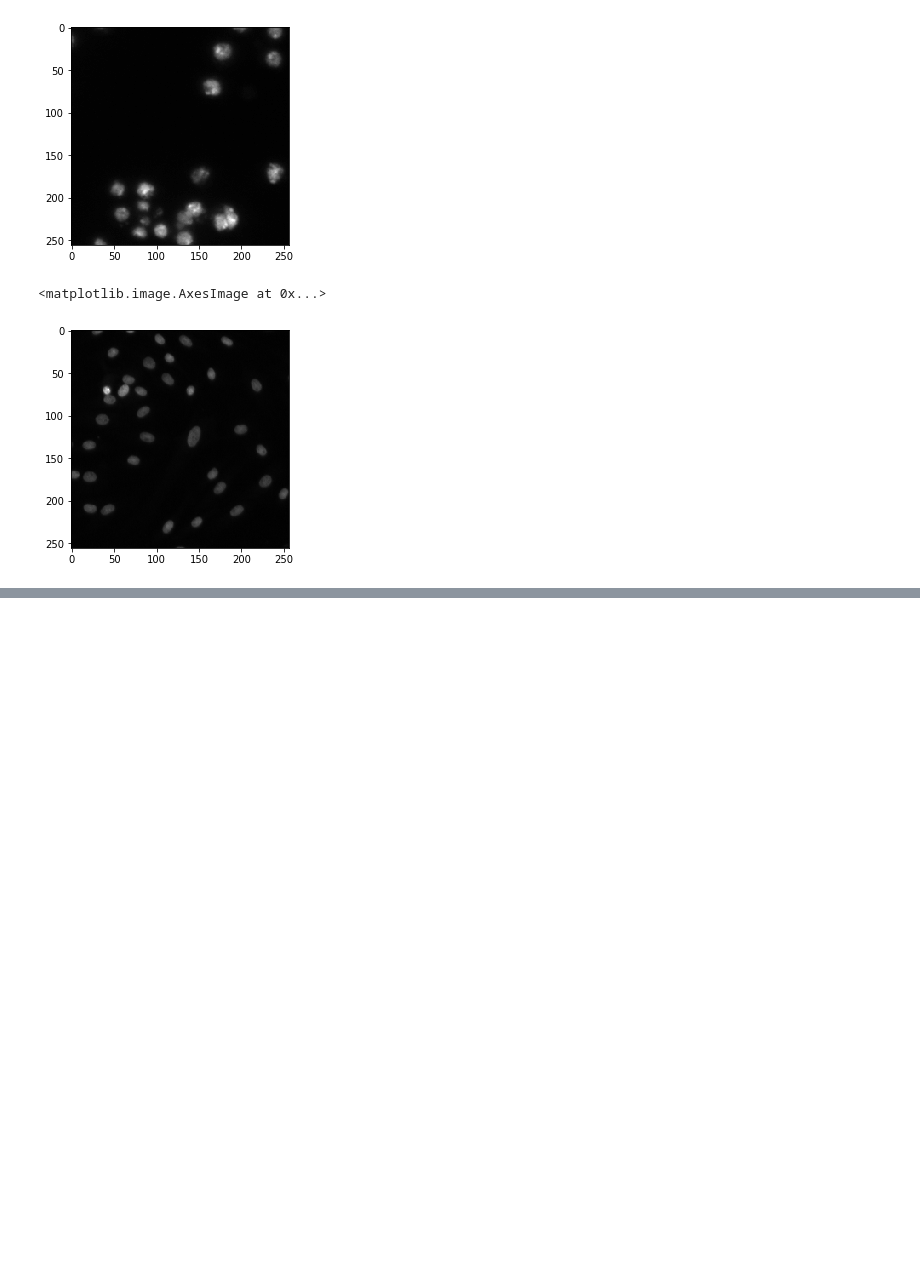
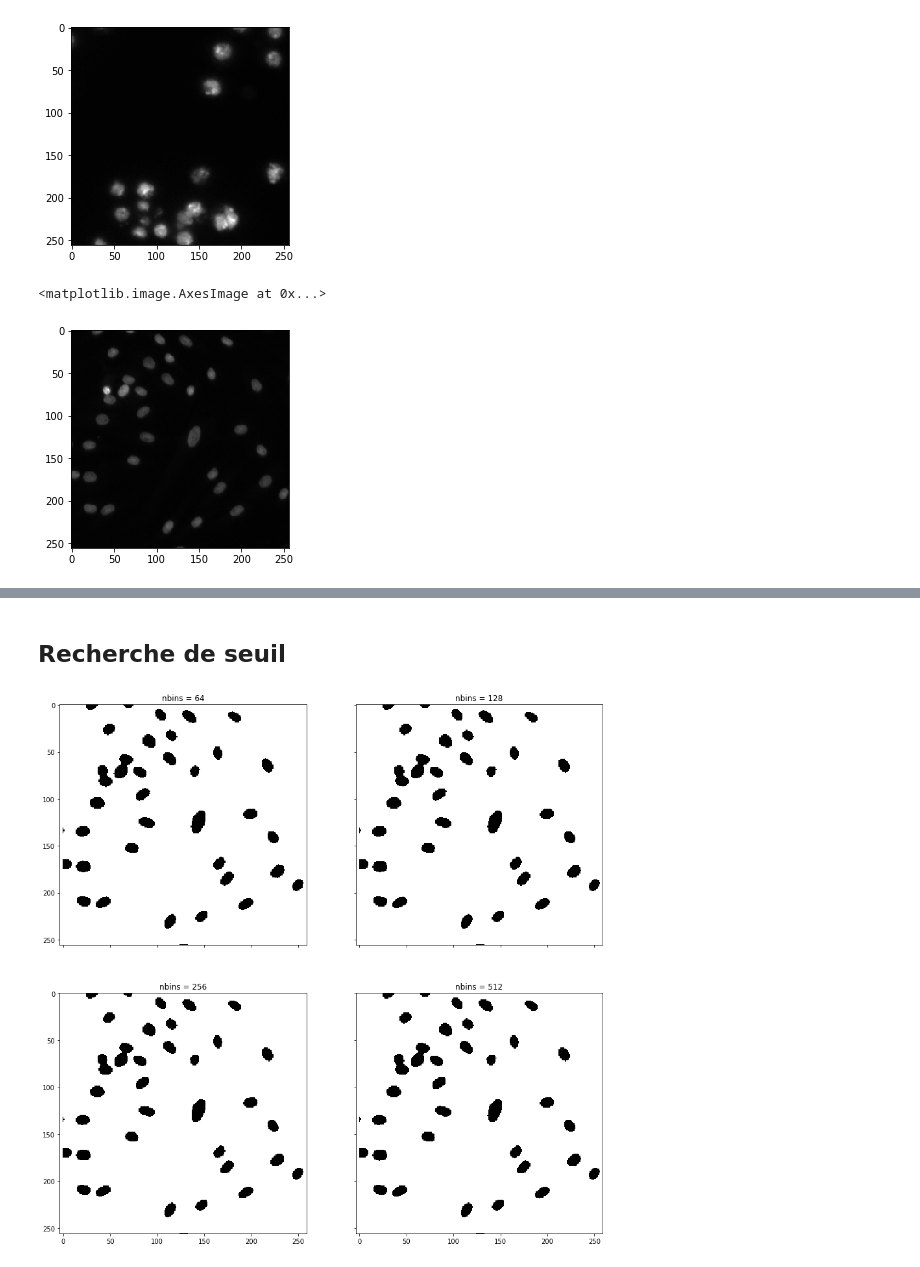
Before and after one commit to Olosny/Nuclei, a Jupyter notebook: visualize_images.ipynb, the cells around one changed output, grey strips where cells are left out. Cells and saved outputs as stored; diff of their text form; code cells hidden in the pictures; blank space fills up the shorter version.

```diff
--- a/visualize_images.ipynb
+++ b/visualize_images.ipynb
@@ -19,0 +54,2 @@ plt.imshow(rgb2gray(images[1]), cmap='gray')
+# %% [markdown]
+## Recherche de seuil
@@ -19,0 +58,14 @@ plt.imshow(rgb2gray(images[1]), cmap='gray')
+# %%
+img = images[1]
+# Convert to bw
+img_bw = rgb2gray(img)
+
+# Find optimal threshold
+fig, axes = plt.subplots(2, 2, sharex=True, sharey=True, figsize=(15, 15))
+for i, nbins in enumerate([64, 128, 256, 512]):
+    ax = axes[i // 2, i % 2]
+    thrsh = threshold_otsu(img_bw, nbins=nbins)
+    ax.imshow(img_bw <= thrsh, cmap='gray')
+    ax.set_title("nbins = {:d}".format(nbins))
+# %% [output]
+[figure, added]
```
Also changed, not shown: parts of 11 cells of this notebook.
